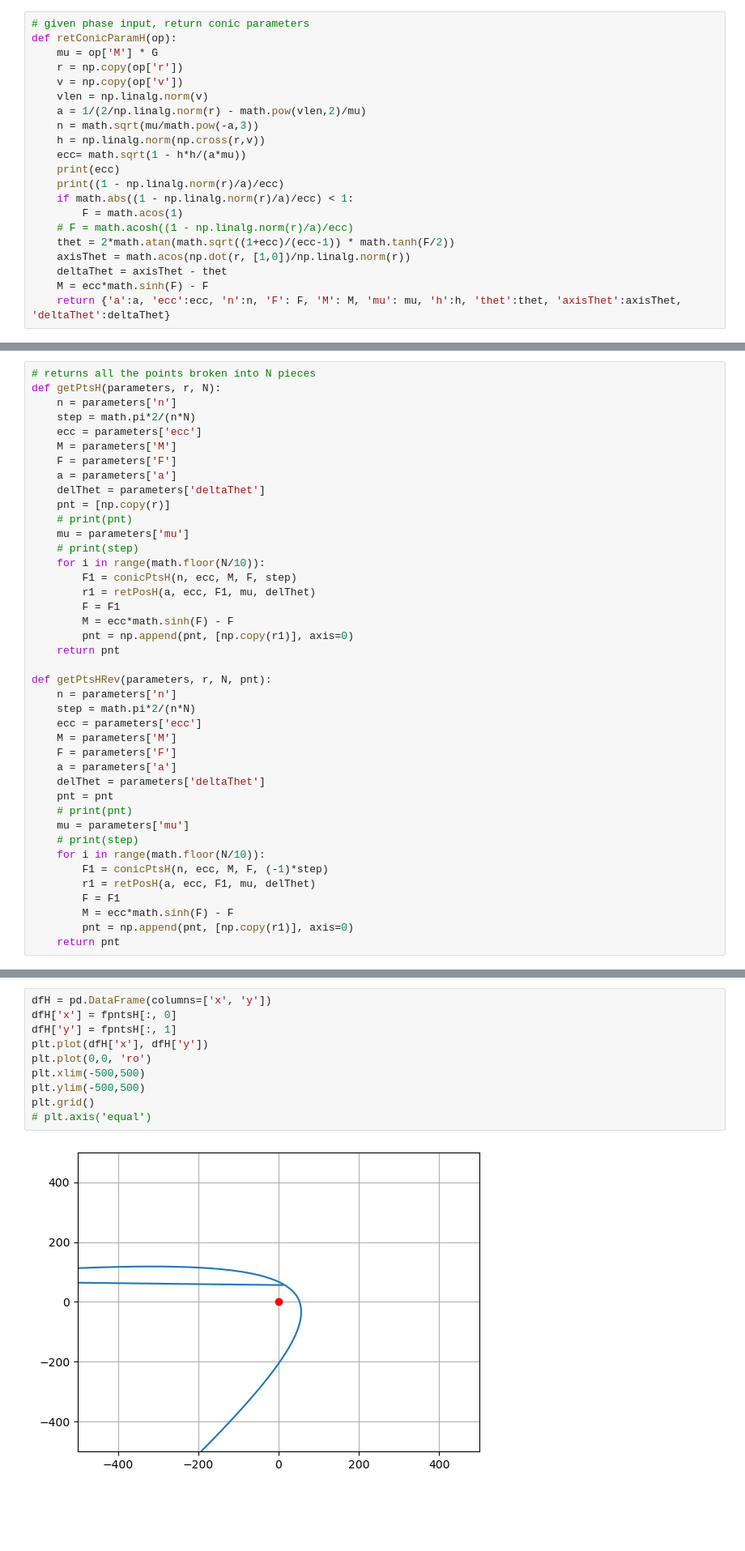
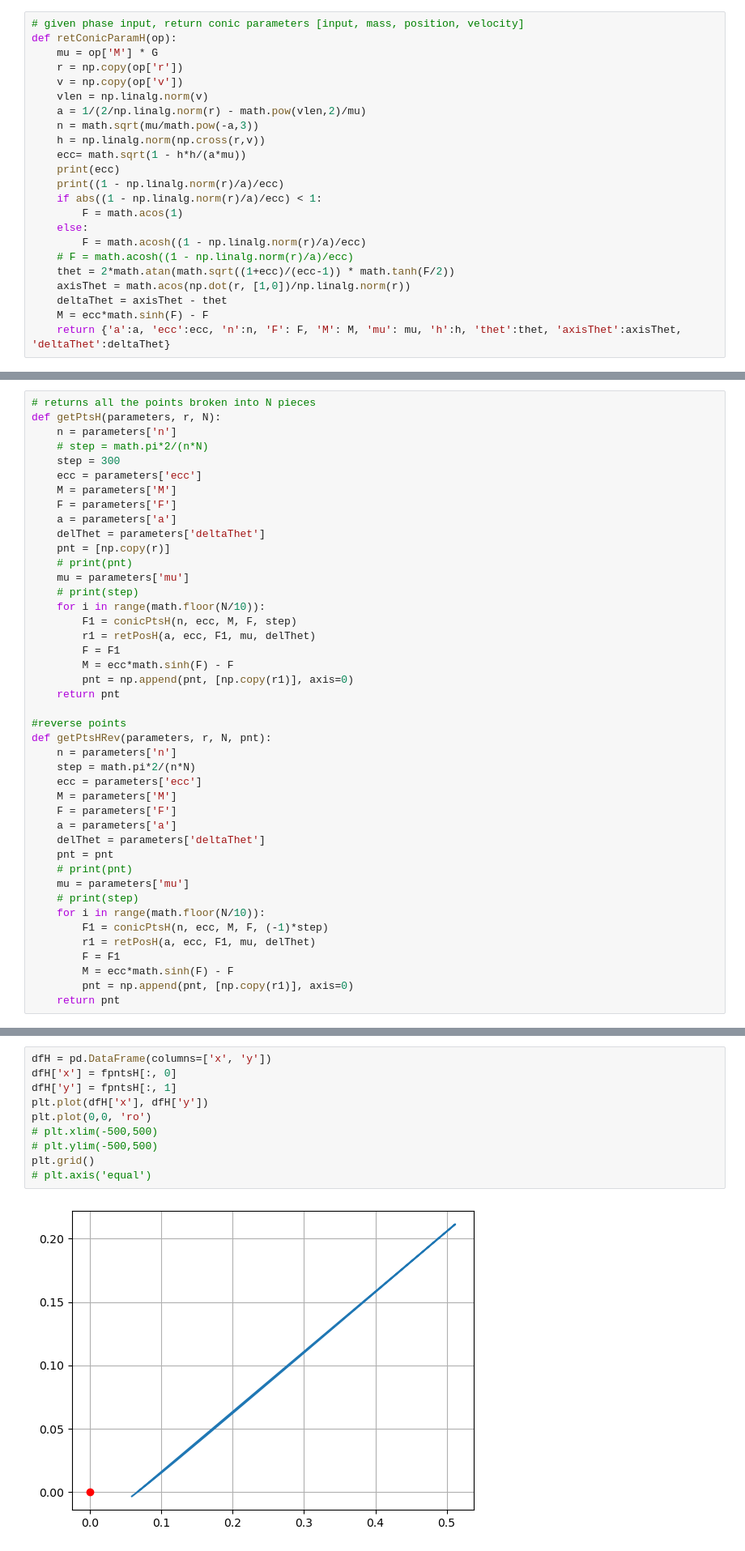
Before and after one commit to Tobiro/celesDataAnalysis, a Jupyter notebook: Conics.ipynb, the cells around one changed output, grey strips where cells are left out. Shown at 81% size. Cells and saved outputs as stored; diff of their text form; blank space fills up the shorter version.

```diff
--- a/Conics.ipynb
+++ b/Conics.ipynb
@@ -277,7 +277,7 @@ plt.axis('equal')
 # %% [markdown]
 HYPOERBOLIC SETUP
 # %%
-# given phase input, return conic parameters
+# given phase input, return conic parameters [input, mass, position, velocity]
 def retConicParamH(op):
     mu = op['M'] * G
     r = np.copy(op['r'])
@@ -289,8 +289,10 @@ def retConicParamH(op):
     ecc= math.sqrt(1 - h*h/(a*mu))
     print(ecc)
     print((1 - np.linalg.norm(r)/a)/ecc)
-    if math.abs((1 - np.linalg.norm(r)/a)/ecc) < 1:
+    if abs((1 - np.linalg.norm(r)/a)/ecc) < 1:
         F = math.acos(1)
+    else:
+        F = math.acosh((1 - np.linalg.norm(r)/a)/ecc)
     # F = math.acosh((1 - np.linalg.norm(r)/a)/ecc)
     thet = 2*math.atan(math.sqrt((1+ecc)/(ecc-1)) * math.tanh(F/2))
     axisThet = math.acos(np.dot(r, [1,0])/np.linalg.norm(r))
@@ -330,7 +342,8 @@ def retVelH(a, ecc, F, mu, delThet):
 # returns all the points broken into N pieces
 def getPtsH(parameters, r, N):
     n = parameters['n']
-    step = math.pi*2/(n*N)
+    # step = math.pi*2/(n*N)
+    step = 300
     ecc = parameters['ecc']
     M = parameters['M']
     F = parameters['F']
@@ -348,6 +361,7 @@ def getPtsH(parameters, r, N):
         pnt = np.append(pnt, [np.copy(r1)], axis=0)
     return pnt
 
+#reverse points
 def getPtsHRev(parameters, r, N, pnt):
     n = parameters['n']
     step = math.pi*2/(n*N)
@@ -498,12 +609,12 @@ fpntsH = getPtsHRev(parametersH, opH['r'], 5000, fpntsH)
 # %%
 dfH = pd.DataFrame(columns=['x', 'y'])
 dfH['x'] = fpntsH[:, 0]
 dfH['y'] = fpntsH[:, 1]
 plt.plot(dfH['x'], dfH['y'])
 plt.plot(0,0, 'ro')
-plt.xlim(-500,500)
-plt.ylim(-500,500)
+# plt.xlim(-500,500)
+# plt.ylim(-500,500)
 plt.grid()
 # plt.axis('equal')
 # %% [output]
-[figure, old version]
+[figure, new version]
```
Also changed, not shown: parts of 13 cells of this notebook.
